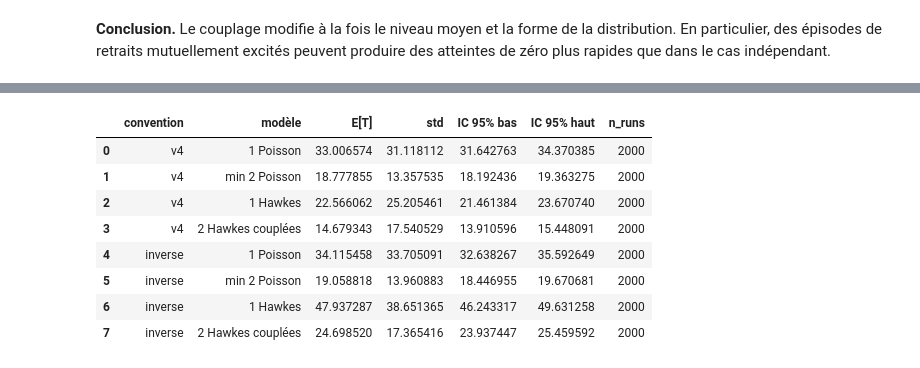
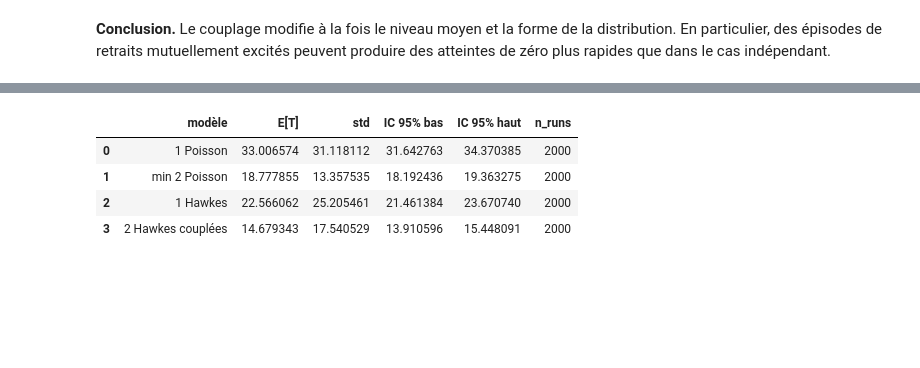
Before and after one commit to ApolloHong/Modal_Order_Book, a Jupyter notebook: nb2_124_files_hawkes_couplees.ipynb, the cells around one changed output, grey strips where cells are left out. Saved outputs shown, nothing was run; the diff lists cells and outputs as text; code cells hidden in the pictures; blank space fills up the shorter version.

```diff
--- a/nb2_124_files_hawkes_couplees.ipynb
+++ b/nb2_124_files_hawkes_couplees.ipynb
@@ -89,11 +91,15 @@ C'est exactement la logique utilisée par l'algorithme d'Ogata : on fait
 décroître l'état $H$, on accepte ou rejette un candidat par thinning, puis
 on applique le saut $\pm\alpha$.
 # %%
-print("Moyenne stationnaire v4 :", hawkes_stationary_intensity(MU_PLUS, MU_MINUS, ALPHA, BETA, "v4"))
-print("Moyenne stationnaire convention inverse :", hawkes_stationary_intensity(MU_PLUS, MU_MINUS, ALPHA, BETA, "inverse"))
+m_theo_v4 = hawkes_stationary_intensity(MU_PLUS, MU_MINUS, ALPHA, BETA, "v4")
+print(f"Moyenne stationnaire théorique v4 : m⁻ = {m_theo_v4:.4f}")
+print(f"Drift effectif sans bord : μ⁺ - m⁻ = {MU_PLUS - m_theo_v4:.4f}")
 
 source = inspect.getsource(simulate_hawkes_queue)
-for extrait in ["add_jump = -alpha if convention == \"v4\" else alpha",
-                "remove_jump = alpha if convention == \"v4\" else -alpha"]:
-    print(f"{extrait} ->", extrait in source)
+checks = {
+    "ajout v4 : H -= α": 'add_jump = -alpha if convention == "v4" else alpha' in source,
+    "retrait v4 : H += α": 'remove_jump = alpha if convention == "v4" else -alpha' in source,
+}
+for nom, ok in checks.items():
+    print(f"{nom:22s} -> {'OK' if ok else 'à vérifier'}")
 # %% [output]
@@ -228,7 +288,7 @@ rng = np.random.default_rng(SEED)
 lambda_moyennes = np.empty(K)
 for k in range(K):
     r = simulate_hawkes_queue(
-        q_init=50,
+        q_init=Q_STATIONNAIRE,
         mu_plus=MU_PLUS,
         mu_minus=MU_MINUS,
         alpha=ALPHA,
@@ -271,12 +331,12 @@ axes[0, 1].set_xlabel("temps")
 axes[0, 1].set_ylabel(r"$\lambda^-(t)$")
 
 axes[1, 0].hist(temps_hawkes_simple, bins=70, density=True, color="tab:purple", alpha=0.75)
-axes[1, 0].set_title("Temps d'atteinte de zéro")
+axes[1, 0].set_title("Temps d'atteinte de zéro pour une file")
 axes[1, 0].set_xlabel("temps")
 axes[1, 0].set_ylabel("densité")
 
 axes[1, 1].hist(lambda_moyennes, bins=45, density=True, color="tab:green", alpha=0.75)
-axes[1, 1].axvline(m_theo_v4, color="tab:red", linestyle="--", label=r"$m^-_{\mathrm{v4}}$")
+axes[1, 1].axvline(m_theo_v4, color="tab:red", linestyle="--", label=r"$m^-_{v4}$")
 axes[1, 1].set_title(r"Distribution de $\widehat{\bar\lambda}^-$ sur K simulations")
 axes[1, 1].set_xlabel(r"$\widehat{\bar\lambda}^-$")
 axes[1, 1].set_ylabel("densité")
@@ -285,6 +345,10 @@ axes[1, 1].legend()
 plt.tight_layout()
 plt.show()
 
-print(f"Moyenne des λ̄⁻ estimées : {np.nanmean(lambda_moyennes):.4f}")
-print(f"Écart-type des λ̄⁻ estimées : {np.nanstd(lambda_moyennes, ddof=1):.4f}")
+moy = np.nanmean(lambda_moyennes)
+std = np.nanstd(lambda_moyennes, ddof=1)
+ic = 1.96 * std / np.sqrt(np.sum(~np.isnan(lambda_moyennes)))
+print(f"Moyenne des λ̄⁻ estimées : {moy:.4f}")
+print(f"IC 95 % : [{moy - ic:.4f}, {moy + ic:.4f}]")
+print(f"m⁻ théorique v4 : {m_theo_v4:.4f}")
 # %% [output]
@@ -560,7 +624,7 @@ def resume(arr):
     return m, s, m - h, m + h, len(arr)
 
 
-def comparaison_quatre_modeles(n_runs=2_000, convention="v4", seed=42):
+def comparaison_quatre_modeles_v4(n_runs=2_000, seed=42):
     rng = np.random.default_rng(seed)
 
     single_poisson = simuler_temps_poisson_une_file(n_runs, Q0, MU_PLUS, MU_MINUS, rng)
@@ -577,7 +641,7 @@ def comparaison_quatre_modeles(n_runs=2_000, convention="v4", seed=42):
             T_max=2_000.0,
             rng=rng,
             stop_at_zero=True,
-            sign_convention=convention,
+            sign_convention="v4",
         )
         single_hawkes[k] = r.hitting_time
 
@@ -591,48 +655,40 @@ def comparaison_quatre_modeles(n_runs=2_000, convention="v4", seed=42):
             alpha=ALPHA,
             beta=BETA,
             T_max=2_000.0,
             rng=rng,
             stop_at_zero=True,
-            sign_convention=convention,
+            sign_convention="v4",
         )
         two_hawkes[k] = r.hitting_time
 
     donnees = {
         "1 Poisson": single_poisson,
         "min 2 Poisson": two_poisson,
         "1 Hawkes": single_hawkes,
         "2 Hawkes couplées": two_hawkes,
     }
     lignes = []
     for nom, arr in donnees.items():
         m, s, bas, haut, n = resume(arr)
         lignes.append({
-            "convention": convention,
             "modèle": nom,
             "E[T]": m,
             "std": s,
             "IC 95% bas": bas,
             "IC 95% haut": haut,
             "n_runs": n,
         })
     return donnees, pd.DataFrame(lignes)
 
 
-donnees_v4, table_v4 = comparaison_quatre_modeles(n_runs=2_000, convention="v4", seed=SEED)
-donnees_inverse, table_inverse = comparaison_quatre_modeles(n_runs=2_000, convention="inverse", seed=SEED + 1)
-
-table_comparaison = pd.concat([table_v4, table_inverse], ignore_index=True)
+donnees_v4, table_comparaison = comparaison_quatre_modeles_v4(n_runs=2_000, seed=SEED)
 table_comparaison
 # %% [output]
-|  | convention | modèle | E[T] | std | IC 95% bas | IC 95% haut | n_runs |
-| 0 | v4 | 1 Poisson | 33.006574 | 31.118112 | 31.642763 | 34.370385 | 2000 |
-| 1 | v4 | min 2 Poisson | 18.777855 | 13.357535 | 18.192436 | 19.363275 | 2000 |
-| 2 | v4 | 1 Hawkes | 22.566062 | 25.205461 | 21.461384 | 23.670740 | 2000 |
-| 3 | v4 | 2 Hawkes couplées | 14.679343 | 17.540529 | 13.910596 | 15.448091 | 2000 |
-| 4 | inverse | 1 Poisson | 34.115458 | 33.705091 | 32.638267 | 35.592649 | 2000 |
-| 5 | inverse | min 2 Poisson | 19.058818 | 13.960883 | 18.446955 | 19.670681 | 2000 |
-| 6 | inverse | 1 Hawkes | 47.937287 | 38.651365 | 46.243317 | 49.631258 | 2000 |
-| 7 | inverse | 2 Hawkes couplées | 24.698520 | 17.365416 | 23.937447 | 25.459592 | 2000 |
+|  | modèle | E[T] | std | IC 95% bas | IC 95% haut | n_runs |
+| 0 | 1 Poisson | 33.006574 | 31.118112 | 31.642763 | 34.370385 | 2000 |
+| 1 | min 2 Poisson | 18.777855 | 13.357535 | 18.192436 | 19.363275 | 2000 |
+| 2 | 1 Hawkes | 22.566062 | 25.205461 | 21.461384 | 23.670740 | 2000 |
+| 3 | 2 Hawkes couplées | 14.679343 | 17.540529 | 13.910596 | 15.448091 | 2000 |
 # %%
 ordre_attendu = ["2 Hawkes couplées", "1 Hawkes", "min 2 Poisson", "1 Poisson"]
 
```
Also changed, not shown: parts of 15 cells of this notebook, 1 other file.
